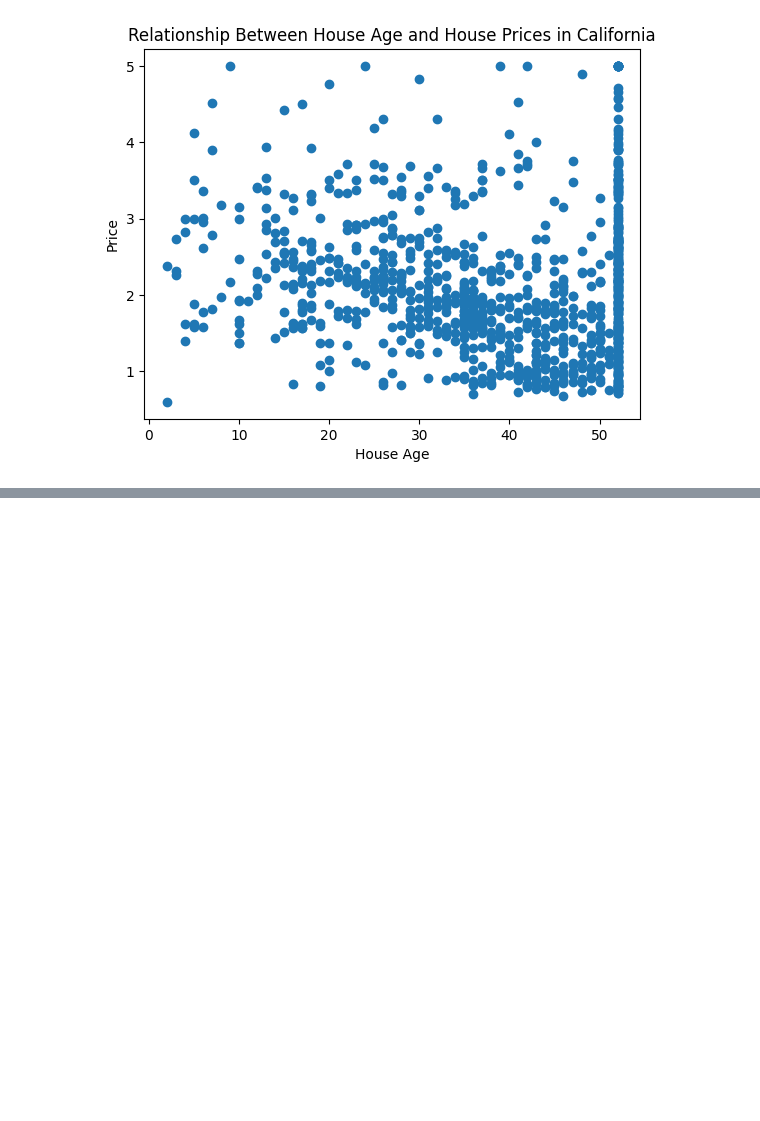
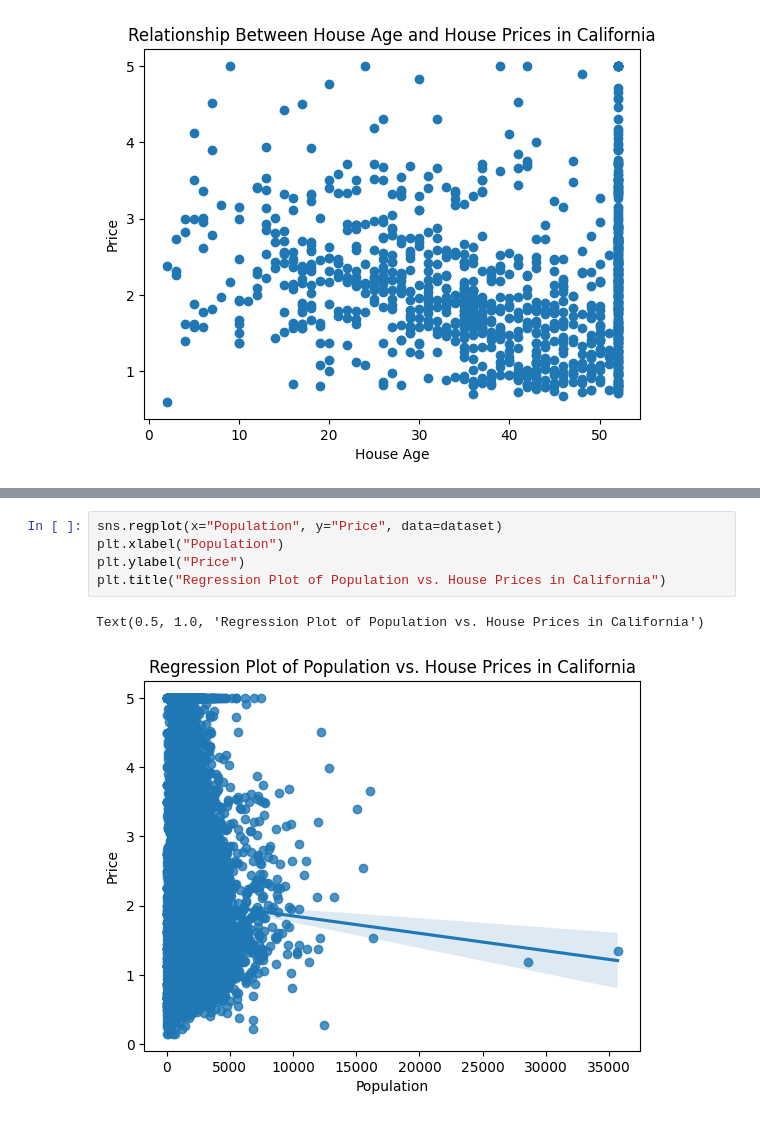
Before and after one commit to samwanyua/House-Pricing-Model-Machine-Learning-Project, a Jupyter notebook: Linear_regression.ipynb, the cells around one changed output, grey strips where cells are left out. Drawn from its saved outputs; the diff is of its cells as text; blank space fills up the shorter version.

```diff
--- a/Linear_regression.ipynb
+++ b/Linear_regression.ipynb
@@ -204,0 +218,8 @@ plt.show()
+# %%
+sns.regplot(x="Population", y="Price", data=dataset)
+plt.xlabel("Population")
+plt.ylabel("Price")
+plt.title("Regression Plot of Population vs. House Prices in California")
+# %% [output]
+Text(0.5, 1.0, 'Regression Plot of Population vs. House Prices in California')
+[figure, added]
```
Also changed, not shown: parts of 1 cell of this notebook.
